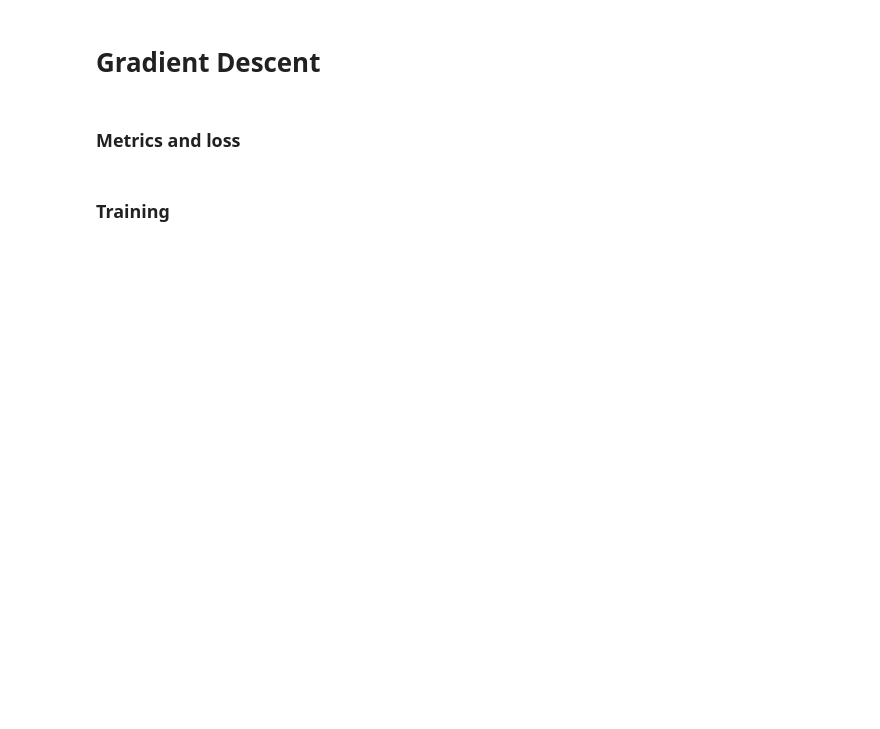
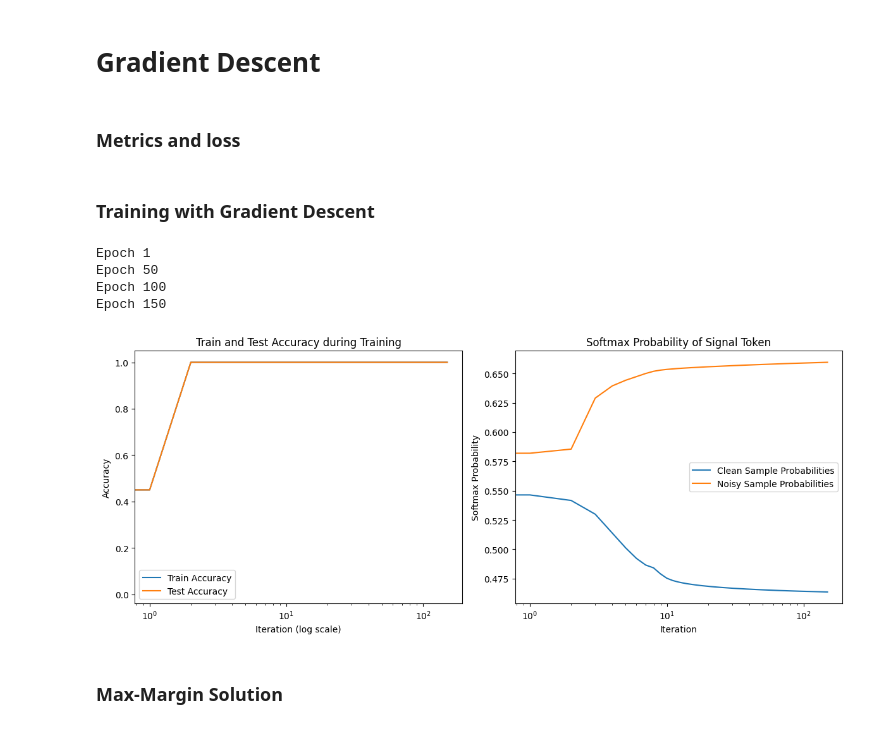
Before and after one commit to Albeenee/benign_overfitting_in_single_head_attention, a Jupyter notebook: Benign_overfitting.ipynb, the cells around one changed output. Cells and saved outputs as stored; diff of their text form; code cells hidden in the pictures; blank space fills up the shorter version.

Commit message:
cleanup

```diff
--- a/Benign_overfitting.ipynb
+++ b/Benign_overfitting.ipynb
@@ -156,22 +154,11 @@ torch.Size([37, 2, 6000])
 ### Metrics and loss
 # %%
 def logistic_loss_fn(logits, labels):
-    """
-    Compute average logistic loss for binary classification w/ labels in {+1,-1}.
-    Logistic loss = mean[ log(1 + exp(-y * z)) ]
-      - logits = z
-      - labels = y in {+1, -1}
-    """
     return torch.mean(torch.log(1.0 + torch.exp(-labels * logits)))
 
-
 def accuracy_score(logits, labels):
-    """
-    Classification accuracy when thresholding logits at 0,
-    with labels in {+1, -1}.
-    """
     preds = torch.sign(logits)  # get +1 or -1
     correct = (preds == labels).sum().item()
     return correct / len(labels)
 # %% [markdown]
-### Training
+### Training with Gradient Descent
@@ -178,17 +220,14 @@ def accuracy_score(logits, labels):
 # %%
 # Model and Optimizer
-model = SingleHeadAttention(d).to(device)
-optimizer = torch.optim.SGD(model.parameters(), lr=beta)
+model_gradient_descent = SingleHeadAttention(d).to(device)
+optimizer_gradient_descent = torch.optim.SGD(model_gradient_descent.parameters(), lr=beta)
 
-# Initialize lists
-train_accs = []
-test_accs  = []
-steps_list = []
-
-clean_proba = []
-noisy_proba = []
-
-# Parameters
-num_steps = 150
-cur_step = 0
-log_every = 50
+model_with_gradient_descent = train_with_gradient_descent(model_gradient_descent, optimizer_gradient_descent)
+# %% [output]
+Epoch 1
+Epoch 50
+Epoch 100
+Epoch 150
+[figure, added]
+# %% [markdown]
+### Max-Margin Solution
```
Also changed, not shown: parts of 19 cells of this notebook.
